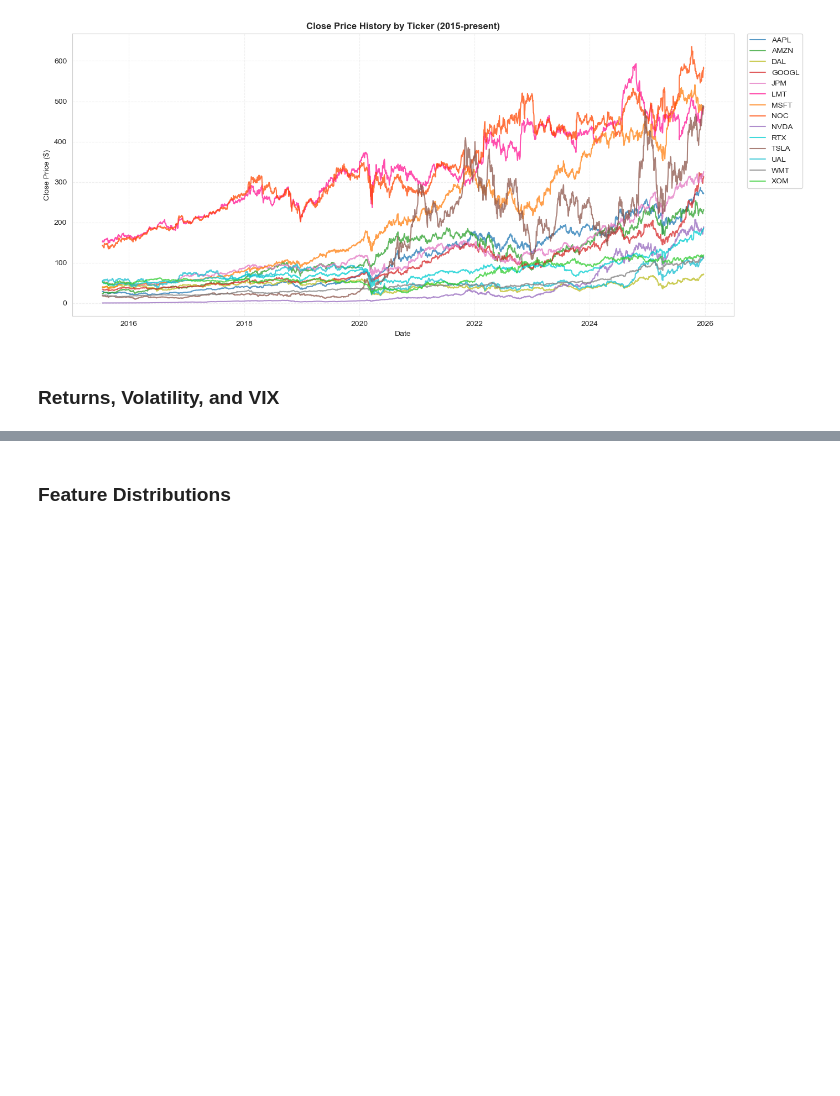
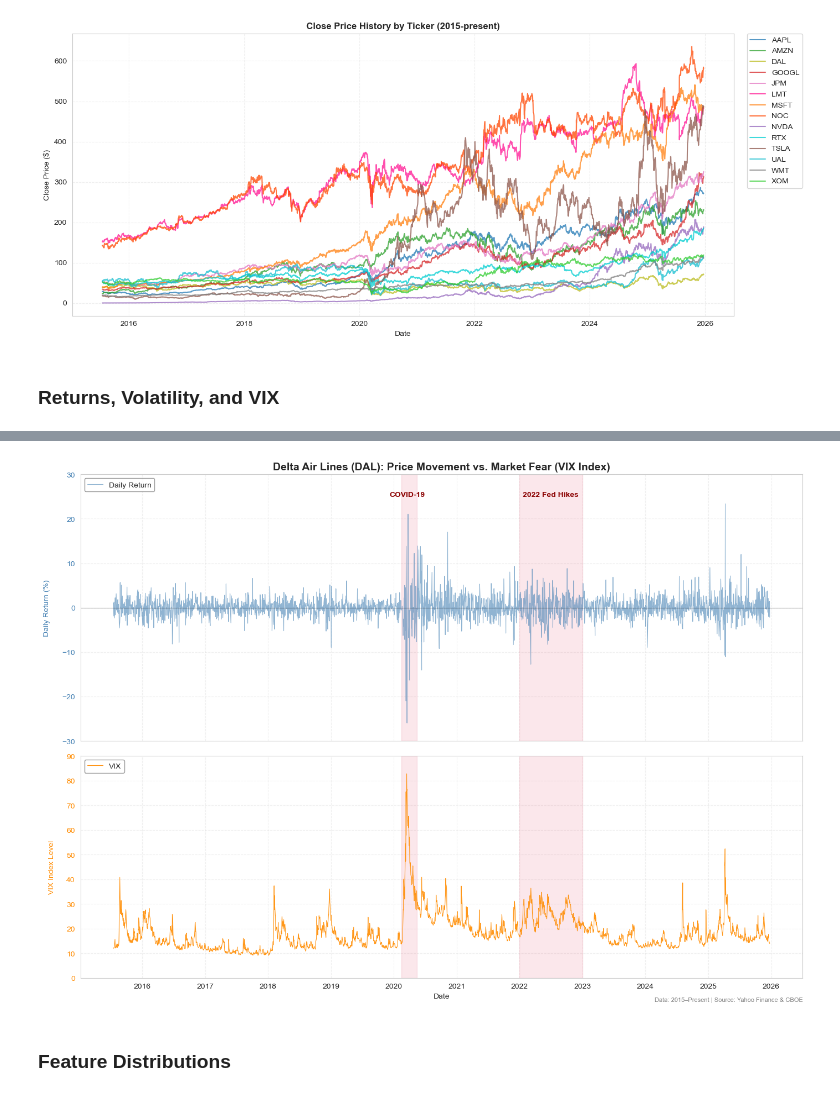
Before and after one commit to tisyasharma/stock-returns-volatility-predictor, a Jupyter notebook: EDA_Insights.ipynb, the cells around one changed output, grey strips where cells are left out. Saved outputs shown, nothing was run; the diff lists cells and outputs as text; code cells hidden in the pictures; blank space fills up the shorter version.

Commit message:
DAL subplots

```diff
--- a/EDA_Insights.ipynb
+++ b/EDA_Insights.ipynb
@@ -156,3 +104,71 @@ plt.show()
+# %%
+import matplotlib.dates as mdates
+
+sample = df[df['Ticker'] == 'DAL']
+
+fig, (ax1, ax2) = plt.subplots(2, 1, figsize=(14, 10), sharex=True,
+                                gridspec_kw={'height_ratios': [1.2, 1]})
+plt.subplots_adjust(hspace=0.02)
+
+# Scale returns to percentages
+returns_pct = sample['Return'] * 100
+
+# Top plot: Daily returns
+ax1.plot(sample['Date'], returns_pct, color='steelblue', alpha=0.6,
+         linewidth=0.8, label='Daily Return')
+ax1.axhline(0, color='black', linewidth=0.8, alpha=0.4)
+
+# Danger zone: COVID-19
+ax1.axvspan(pd.to_datetime('2020-02-15'), pd.to_datetime('2020-05-15'),
+            color='crimson', alpha=0.1)
+ax2.axvspan(pd.to_datetime('2020-02-15'), pd.to_datetime('2020-05-15'),
+            color='crimson', alpha=0.1)
+ax1.text(pd.to_datetime('2020-03-20'), 25, 'COVID-19',
+         fontsize=10, color='darkred', ha='center', fontweight='bold')
+
+# Danger zone: 2022 Fed Tightening
+ax1.axvspan(pd.to_datetime('2022-01-01'), pd.to_datetime('2022-12-31'),
+            color='crimson', alpha=0.1)
+ax2.axvspan(pd.to_datetime('2022-01-01'), pd.to_datetime('2022-12-31'),
+            color='crimson', alpha=0.1)
+ax1.text(pd.to_datetime('2022-07-01'), 25, '2022 Fed Hikes',
+         fontsize=10, color='darkred', ha='center', fontweight='bold')
+
+# Top plot configuration
+ax1.set_ylim(-30, 30)
+ax1.set_ylabel("Daily Return (%)", color='steelblue', labelpad=15)
+ax1.tick_params(axis='y', labelcolor='steelblue')
+ax1.grid(True, alpha=0.3, linestyle='--')
+ax1.set_title("Delta Air Lines (DAL): Price Movement vs. Market Fear "
+              "(VIX Index)",
+              fontweight='bold', fontsize=14)
+ax1.legend(loc='upper left', frameon=True, facecolor='white',
+           edgecolor='gray')
+
+# Bottom plot: VIX
+ax2.plot(sample['Date'], sample['VIX'], color='darkorange', alpha=0.9,
+         linewidth=0.8, label='VIX')
+
+ax2.set_ylim(0, 90)
+ax2.set_ylabel("VIX Index Level", color='darkorange', labelpad=15)
+ax2.tick_params(axis='y', labelcolor='darkorange')
+ax2.grid(True, alpha=0.3, linestyle='--')
+ax2.legend(loc='upper left', frameon=True, facecolor='white',
+           edgecolor='gray')
+
+# Format x-axis dates to show only years
+ax2.set_xlabel("Date")
+ax2.xaxis.set_major_locator(mdates.YearLocator())
+ax2.xaxis.set_major_formatter(mdates.DateFormatter('%Y'))
+
+# Add source attribution at bottom right
+fig.text(0.99, 0.01, 'Data: 2015–Present | Source: Yahoo Finance & CBOE',
+         ha='right', va='bottom', fontsize=8, color='gray')
+
+plt.tight_layout()
+plt.show()
+# %% [output]
+[figure, added]
 # %% [markdown]
 ### Feature Distributions
 # %%
```
Also changed, not shown: parts of 11 cells of this notebook, 2 other files.
